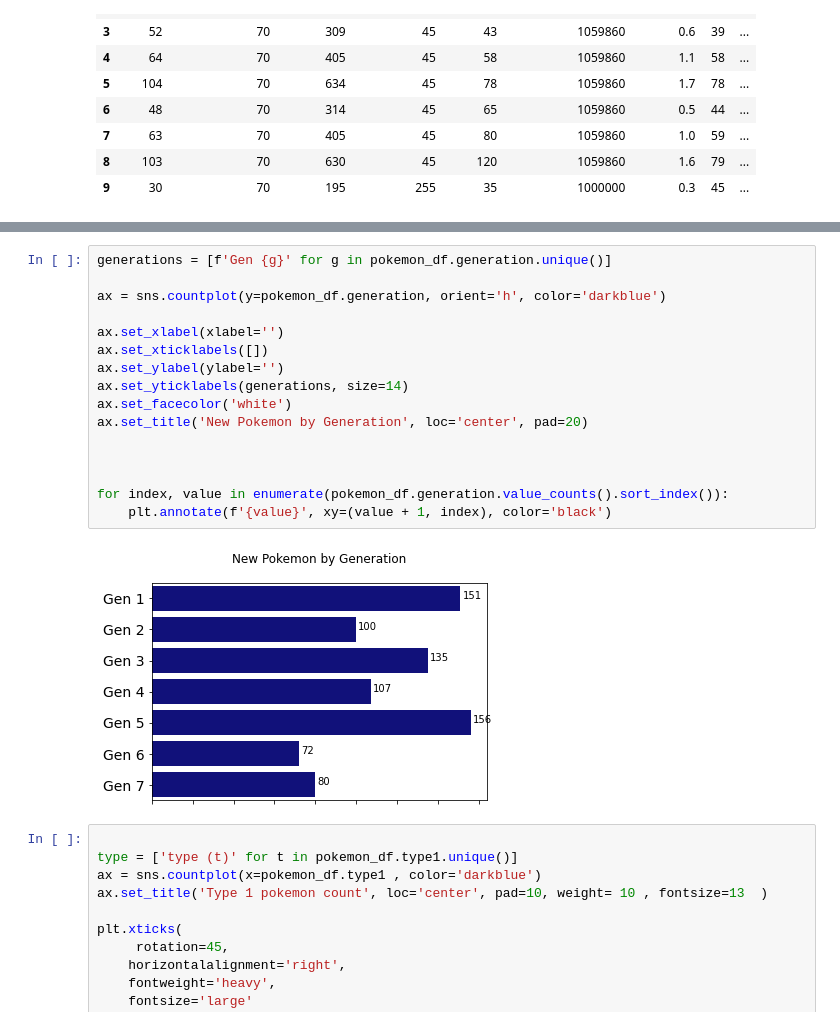
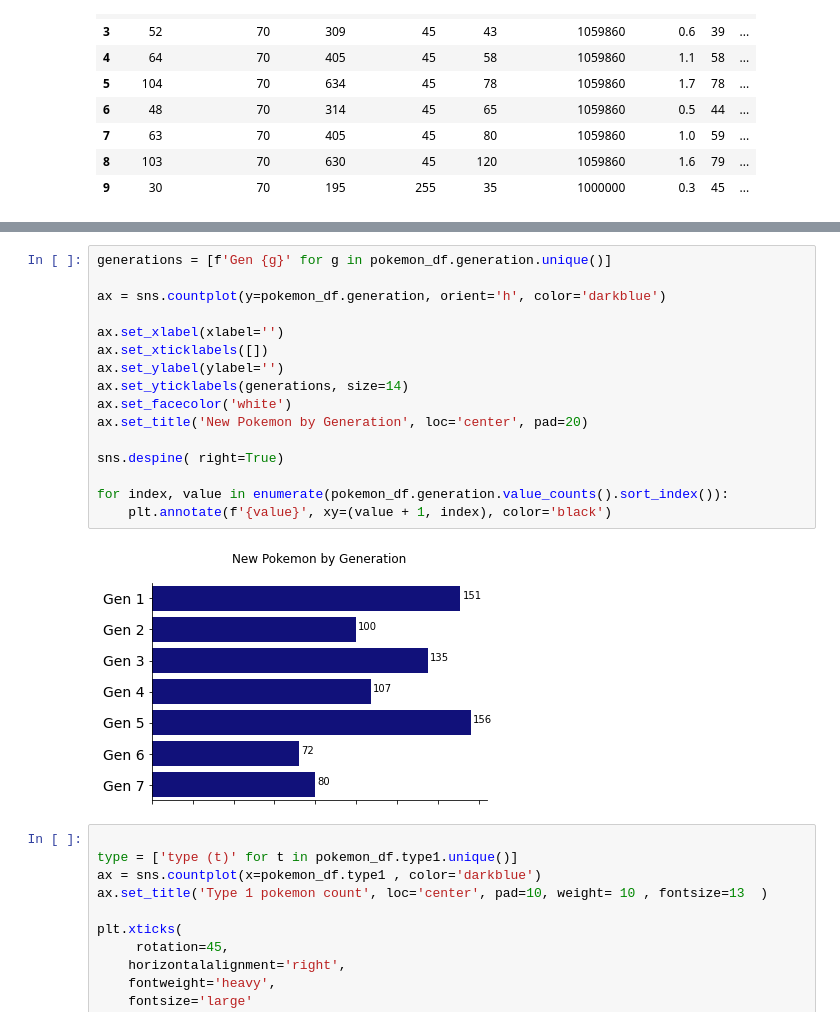
Before and after one commit to zacker232423/Pokemon-Project, a Jupyter notebook: pokemon.ipynb, the cells around one changed output, grey strips where cells are left out. Saved outputs shown, nothing was run; the diff lists cells and outputs as text.

Commit message:
adding graph

```diff
--- a/pokemon.ipynb
+++ b/pokemon.ipynb
@@ -41,21 +64,21 @@ pokemon_df.head(10)
 # %%
 generations = [f'Gen {g}' for g in pokemon_df.generation.unique()]
 
 ax = sns.countplot(y=pokemon_df.generation, orient='h', color='darkblue')
 
 ax.set_xlabel(xlabel='')
 ax.set_xticklabels([])
 ax.set_ylabel(ylabel='')
 ax.set_yticklabels(generations, size=14)
 ax.set_facecolor('white')
 ax.set_title('New Pokemon by Generation', loc='center', pad=20)
 
-
+sns.despine( right=True)
 
 for index, value in enumerate(pokemon_df.generation.value_counts().sort_index()):
     plt.annotate(f'{value}', xy=(value + 1, index), color='black')
 # %% [output]
-[figure, old version]
+[figure, new version]
 # %%
 
 type = ['type (t)' for t in pokemon_df.type1.unique()]
```
Also changed, not shown: parts of 7 cells of this notebook.
